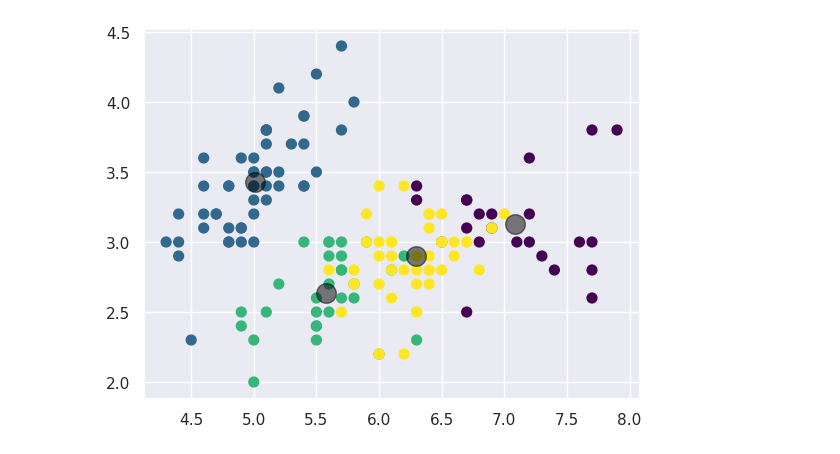
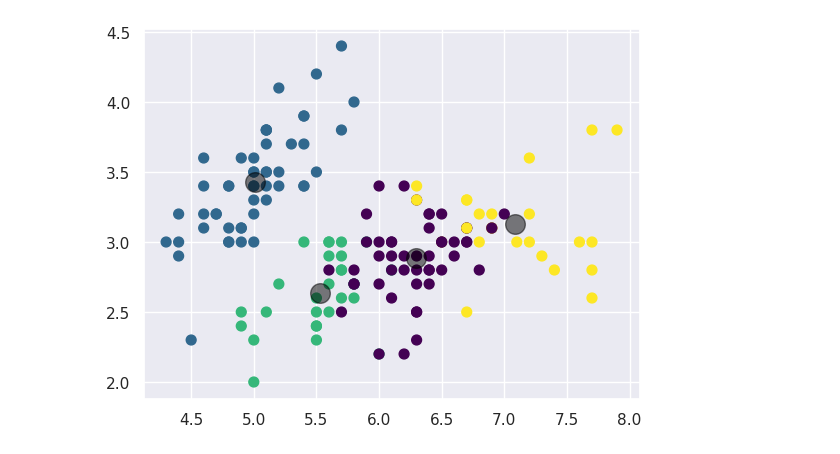
Before and after one commit to jobezking/RandomCode, a Jupyter notebook: UnsupervisedLearning/k-means/kmeans.ipynb, the cells around one changed output. Drawn from its saved outputs; the diff is of its cells as text; code cells hidden in the pictures.

Commit message:
trying k-means on random dataset

```diff
--- a/UnsupervisedLearning/k-means/kmeans.ipynb
+++ b/UnsupervisedLearning/k-means/kmeans.ipynb
@@ -8,16 +9,16 @@ from sklearn.cluster import KMeans
 data_url='http://data-serv/iris.csv'
 iris_full = pd.read_csv(data_url, header=None, names=['sepal_length', 'sepal_width', 'petal_length', 'petal_width', 'species'])
 iris = iris_full.iloc[:, 0:4].astype(float)  # need separate dataframe containing first 4 attributes
-X = iris.values
 # %%
-kmeans = KMeans(n_clusters=4)
-kmeans.fit(X)
-labels = kmeans.labels_
-centroids = kmeans.cluster_centers_
-y_kmeans = kmeans.predict(X)
+def do_kmeans(X, K):
+    kmeans = KMeans(n_clusters=K, random_state=42)
+    kmeans.fit(X)
+    return kmeans.labels_, kmeans.cluster_centers_, kmeans.predict(X)
+def do_plot(X, labels, centers, y_kmeans):
+    plt.scatter(X[:, 0], X[:, 1], c=y_kmeans, s=50, cmap='viridis')
+    plt.scatter(centers[:, 0], centers[:, 1], c='black', s=200, alpha=0.5);
 # %%
-plt.scatter(X[:, 0], X[:, 1], c=y_kmeans, s=50, cmap='viridis')
-centers = kmeans.cluster_centers_
-plt.scatter(centers[:, 0], centers[:, 1], c='black', s=200, alpha=0.5);
+labels,centers,y_kmeans = do_kmeans(iris.values, 4)
+do_plot(iris.values, labels, centers, y_kmeans)
 # %% [output]
-[figure, old version]
+[figure, new version]
```
Also changed, not shown: parts of 9 cells of this notebook.
